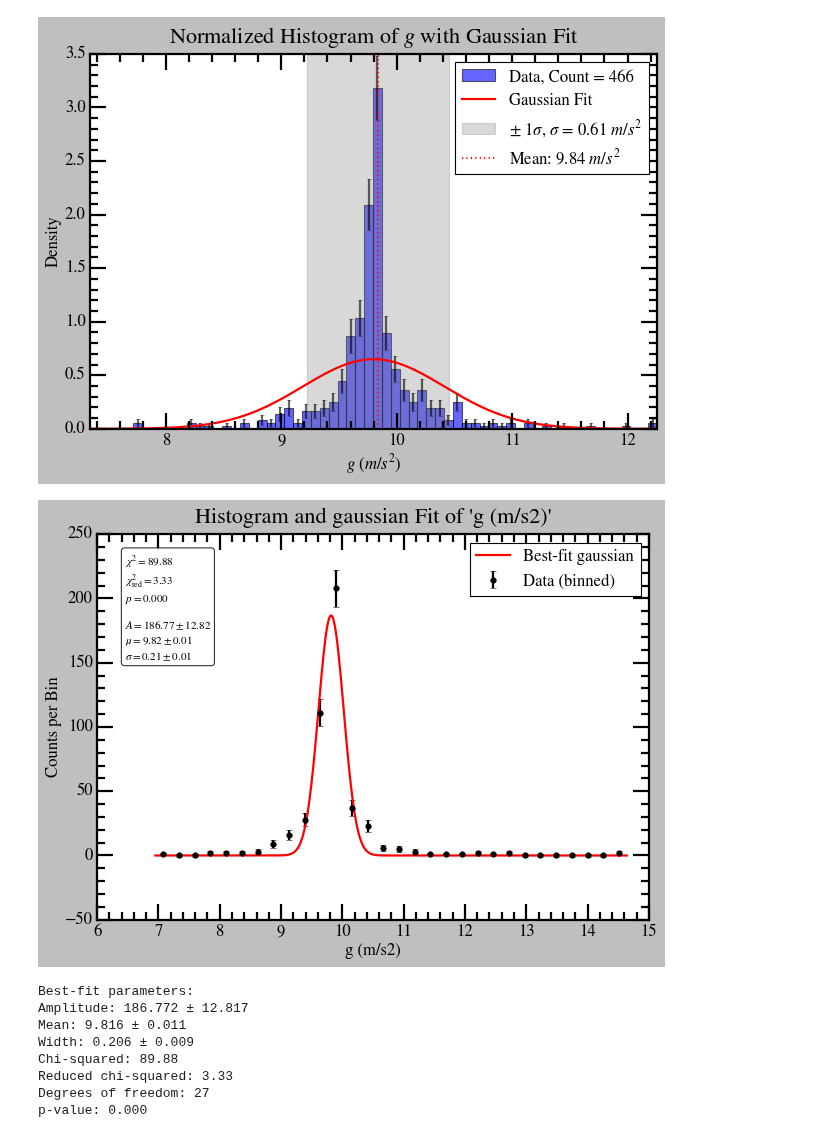
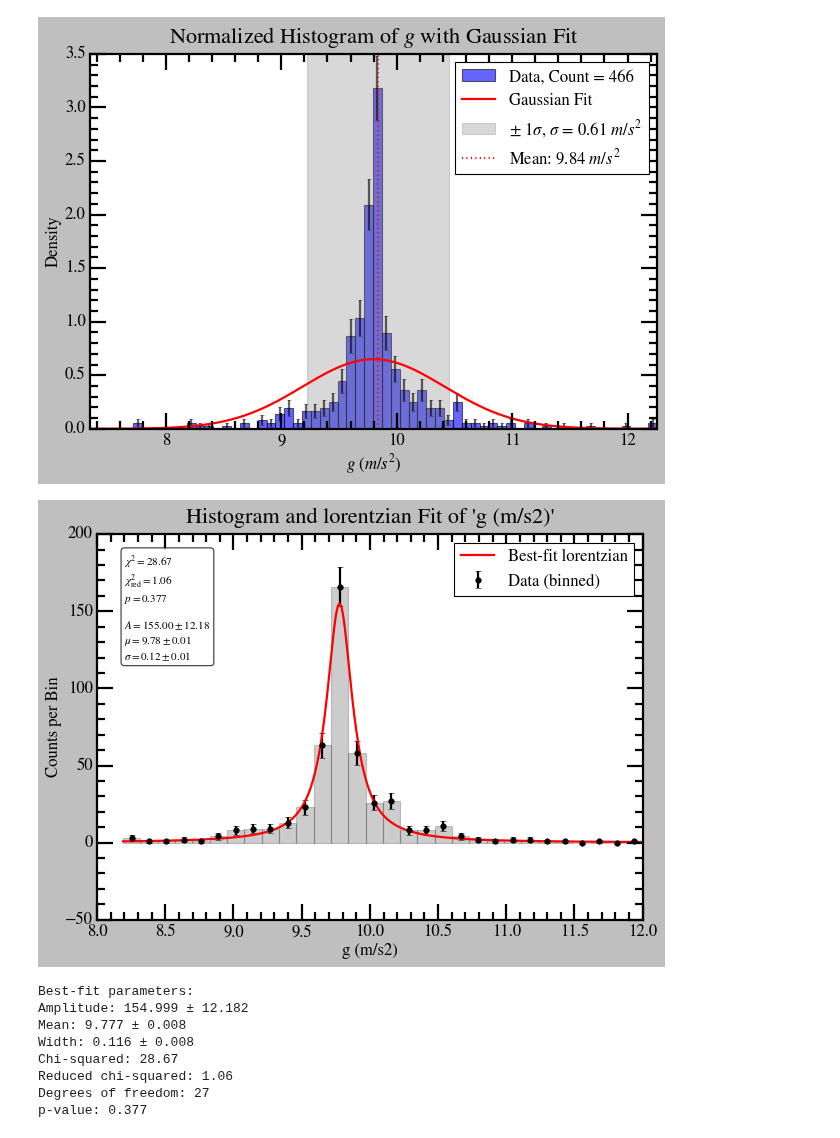
Before and after one commit to vinh-qtran/mit-jlab-sp25, a Jupyter notebook: pendulum/yongao/histogram_pendulum.ipynb, the cells around one changed output. Drawn from its saved outputs; the diff is of its cells as text; code cells hidden in the pictures.

```diff
--- a/pendulum/yongao/histogram_pendulum.ipynb
+++ b/pendulum/yongao/histogram_pendulum.ipynb
@@ -187,6 +187,7 @@ def fit_and_plot(data_file,
 
     # Plot histogram data with error bars.
     ax.errorbar(bin_centers, counts, yerr=uncertainties, fmt='o', label='Data (binned)', color='black')
+    ax.bar(bin_centers, counts, width=bin_edges[1] - bin_edges[0], alpha=0.2, color='black')
 
     # Plot the best-fit model over a smooth x-range.
     x_fit = np.linspace(bin_edges[0], bin_edges[-1], 500)
@@ -210,40 +211,40 @@ def fit_and_plot(data_file,
     ))
     props = dict(boxstyle='round', facecolor='white', alpha=0.8)
     ax.text(0.05, 0.95, annotation_text, transform=ax.transAxes, fontsize=10,
             verticalalignment='top', bbox=props)
 
     ax.legend()
     plt.tight_layout()
     if output_file is not None:
         plt.savefig(output_file, dpi=300)
     plt.show()
 
     # --- Print Fit Results ---
     print("Best-fit parameters:")
     print(f"Amplitude: {amplitude_fit:.3f} ± {perr[0]:.3f}")
     print(f"Mean: {mean_fit:.3f} ± {perr[1]:.3f}")
     print(f"Width: {width_fit:.3f} ± {perr[2]:.3f}")
     print(f"Chi-squared: {chi_squared:.2f}")
     print(f"Reduced chi-squared: {reduced_chi2:.2f}")
     print(f"Degrees of freedom: {dof}")
     print(f"p-value: {p_value:.3f}")
 
 # Allow the script to be run directly.
 if __name__ == '__main__':
     # Example usage: adjust data_file and column_name as desired.
     data_file = 'pendulumData.csv'
     column_name = 'g (m/s2)'  # Change this if you want to analyze a different column.
 
     # You can also experiment with a different fitting function by, for example,
     # setting model_func=lorentzian and providing an appropriate initial guess.
-    fit_and_plot(data_file=data_file, column_name=column_name, nbins=30, model_func=gaussian, lower_bound=5, upper_bound=15, output_file='pendulum_fit.png')
+    fit_and_plot(data_file=data_file, column_name=column_name, nbins=30, model_func=lorentzian, lower_bound=8, upper_bound=12, output_file='pendulum_fit.png')
 # %% [output]
-[figure, old version]
+[figure, new version]
 Best-fit parameters:
-Amplitude: 186.772 ± 12.817
-Mean: 9.816 ± 0.011
-Width: 0.206 ± 0.009
-Chi-squared: 89.88
-Reduced chi-squared: 3.33
+Amplitude: 154.999 ± 12.182
+Mean: 9.777 ± 0.008
+Width: 0.116 ± 0.008
+Chi-squared: 28.67
+Reduced chi-squared: 1.06
 Degrees of freedom: 27
-p-value: 0.000
+p-value: 0.377
```
Also changed, not shown: 28 other files.
